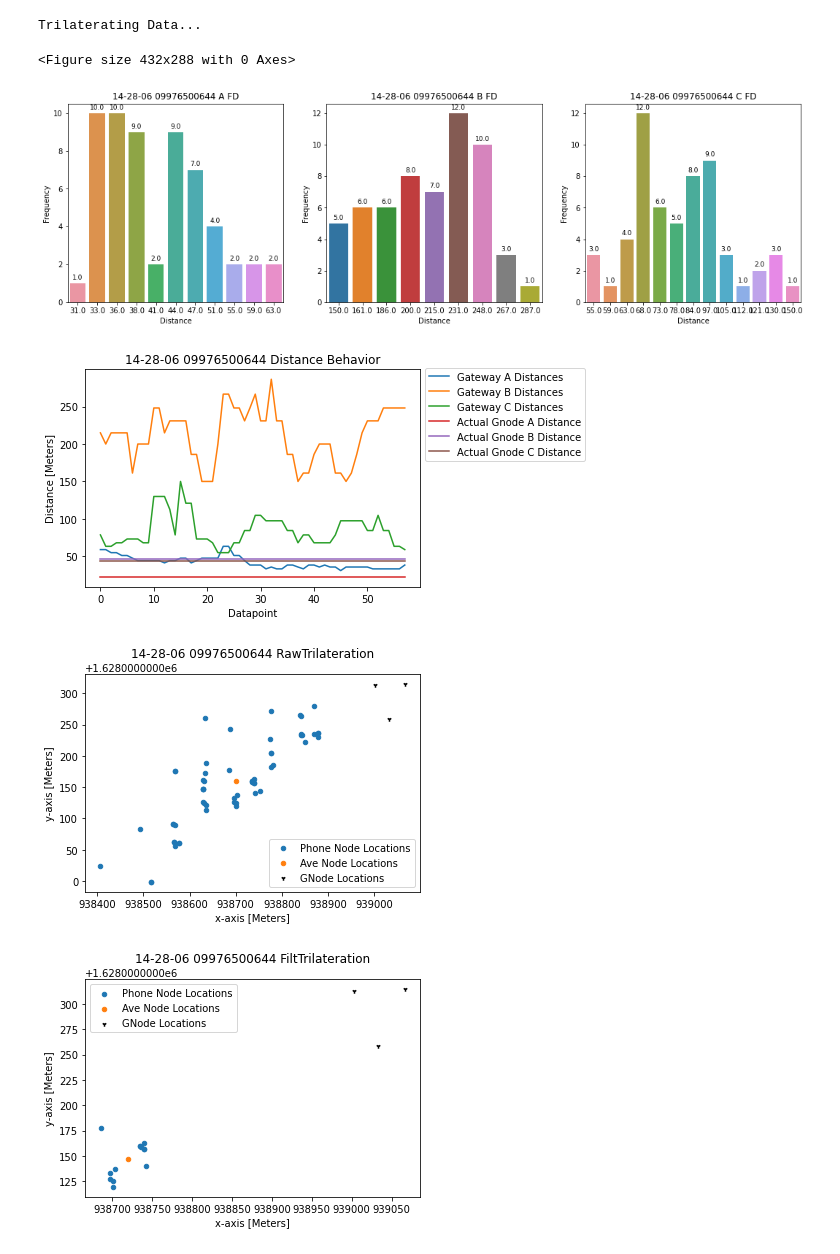
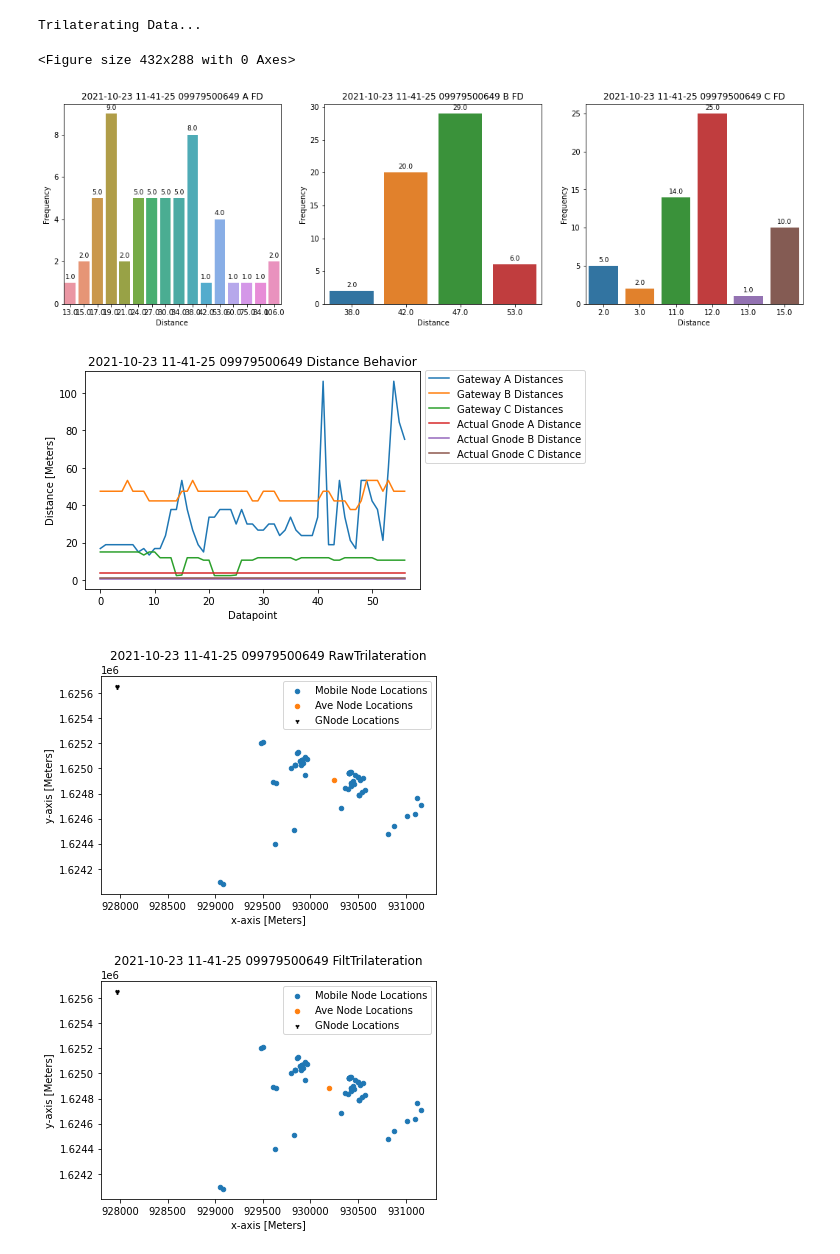
Before and after one commit to truejams/LoRa_Rescue, a Jupyter notebook: LoRa_Rescue.ipynb, the cells around one changed output. Cells and saved outputs as stored; diff of their text form; code cells hidden in the pictures.

```diff
--- a/LoRa_Rescue.ipynb
+++ b/LoRa_Rescue.ipynb
@@ -126,9 +126,12 @@ distanceB = list()
 distanceC = list()
 phoneA = 0
 
+port = "COM3"
+baud = 115200
+
 ###### CHANGE THIS FOR YOUR DIRECTORY
-save_destination = "D:\\Users\\Yani\\Desktop\\LoRa Rescue Data\\"
-browser_driver = "D:\\Users\\Yani\\Desktop\\LoRa Rescue Data\\chromedriver.exe"
+save_destination = "C:\\Users\\Benj\\Desktop\\LoRa_Rescue\\10-23-21_Data\\"
+browser_driver = "C:\\Users\\Benj\\Desktop\\LoRa_Rescue\\chromedriver.exe"
 
 # Change Current Working Directory in Python
 os.chdir(save_destination)
@@ -144,7 +147,7 @@ LoraRescueStorage = {'apiKey': "AIzaSyAN2jdAfGBhbPz446Lho_Jmu2eysU6Hvqw",
     'measurementId': "G-MCPTP8HPLK"}
 
 # Distance calculation constants
-n = 3.2
+n = 5
 dro = 1.5
 roRSSI = -32
 
@@ -155,14 +158,14 @@ xg = np.array([0,0,0])
 yg = np.array([0,0,0])
 # GNode Position
 # Format: A B C
-latg = np.array([14.687079,14.687085,14.686586])
-longg = np.array([121.074557,121.075146,121.074825])
+latg = np.array([14.6648848,14.6648496,14.6648452])
+longg = np.array([120.9718980,120.9718835,120.9718860])
 # Actual Node Coordinates
 xAct = np.array([0])    #Target x-coordinate
 yAct = np.array([0])    #Target y-coordinate
 # Actual Node Position
-longAct = np.array([121.074731])
-latAct = np.array([14.686970])
+longAct = np.array([120.9718816])
+latAct = np.array([14.6648547])
 # For filtering
 errorTolerance = 50
 # %%
@@ -465,14 +468,14 @@ def dbscan(epsilon, clusterSamples, data, fig):
     return fig, dbGraph
 # %%
 # Listen to COM port and check for errors
-# rssiA, rssiB, rssiC, dtn, phoneA = listenForData(port,baud)
+rssiA, rssiB, rssiC, dtn, phoneA = listenForData(port,baud)
 
-# Manually retrieve data from rawData.csv
-# Select the start and end rows of DATA to be read
-startrow = 591
-endrow = 649
-# Import RSSI data, phone number, and timestamp
-rssiA, rssiB, rssiC, dtn, phoneA = importCSV(save_destination, startrow, endrow)
+# # Manually retrieve data from rawData.csv
+# # Select the start and end rows of DATA to be read
+# startrow = 591
+# endrow = 649
+# # Import RSSI data, phone number, and timestamp
+# rssiA, rssiB, rssiC, dtn, phoneA = importCSV(save_destination, startrow, endrow)
 
 # Save to Firebase Database
 firebase = pyrebase.initialize_app(LoraRescueStorage)
@@ -513,6 +546,10 @@ xAve,yAve = trilaterate(AfAve,BfAve,CfAve,xg,yg)
 
 # Tolerance Filter
 xFilt,yFilt = tolFilter(x,y,errorTolerance)
+
+xFilt = x
+yFilt = y
+
 # Mean Coordinates after Tolerance Filter
 xFiltAve = np.mean(xFilt)
 yFiltAve = np.mean(yFilt)
@@ -566,7 +603,7 @@ plt.savefig(save_destination + dtn + ' 0' + phoneA + ' FrequencyDistribution.jpg
 fig += 1
 # %% [output]
 <Figure size 432x288 with 0 Axes>
-[figure, old version]
+[figure, new version]
 # %%
 #For the .py file exclusively, the DB graph unexpectedly mixes with the FD graph without plt.close()
 plt.close()
@@ -579,38 +616,38 @@ plt.plot(distanceCf, label='Gateway C Distances')
 plt.plot(np.arange(len(distanceAf)),np.ones([1,len(distanceAf)])[0]*comp_distanceAf, label='Actual Gnode A Distance')
 plt.plot(np.arange(len(distanceAf)),np.ones([1,len(distanceAf)])[0]*comp_distanceBf, label='Actual Gnode B Distance')
 plt.plot(np.arange(len(distanceAf)),np.ones([1,len(distanceAf)])[0]*comp_distanceCf, label='Actual Gnode C Distance')
 plt.title(dtn + ' 0' + phoneA  + ' Distance Behavior')
 plt.xlabel('Datapoint')
 plt.ylabel('Distance [Meters]')
 plt.legend(loc='upper left', bbox_to_anchor=(1, 1.03))
 plt.savefig(save_destination + dtn + ' 0' + phoneA + ' DistanceBehavior.jpg', bbox_inches='tight')
 fig += 1
 # Plot the data for trilateration w/o the filters
 plt.figure(fig)
-plt.scatter(x, y, label='Phone Node Locations', cmap='brg', s=20)
+plt.scatter(x, y, label='Mobile Node Locations', cmap='brg', s=20)
 plt.scatter(xAve, yAve, label='Ave Node Locations', cmap='brg', s=20)
 plt.scatter(xg, yg, marker='1', label='GNode Locations', c='black', s=20)
 plt.title(dtn + ' 0' + phoneA  + ' RawTrilateration', y=1.05)
 plt.xlabel('x-axis [Meters]')
 plt.ylabel('y-axis [Meters]')
 plt.legend()
 plt.savefig(save_destination + dtn + ' 0' + phoneA + ' RawTrilateration.jpg')
 fig += 1
 # Plot the data for trilateration w/ the filters
 plt.figure(fig)
-plt.scatter(xFilt, yFilt, label='Phone Node Locations', cmap='brg', s=20)
+plt.scatter(xFilt, yFilt, label='Mobile Node Locations', cmap='brg', s=20)
 plt.scatter(xFiltAve, yFiltAve, label='Ave Node Locations', cmap='brg', s=20)
 plt.scatter(xg, yg, marker='1', label='GNode Locations', c='black', s=20)
 plt.title(dtn + ' 0' + phoneA  + ' FiltTrilateration', y=1.05)
 plt.xlabel('x-axis [Meters]')
 plt.ylabel('y-axis [Meters]')
 plt.legend()
 plt.savefig(save_destination + dtn + ' 0' + phoneA + ' FiltTrilateration.jpg')
 fig += 1
 # %% [output]
-[figure, old version]
+[figure, new version]
-[figure, old version]
+[figure, new version]
-[figure, old version]
+[figure, new version]
 # %%
 # K-means
 # K-means Clustering won't be performed if there is only 1 set of coordinates in the Dataset.
```
Also changed, not shown: parts of 7 cells of this notebook, 1 other file.
